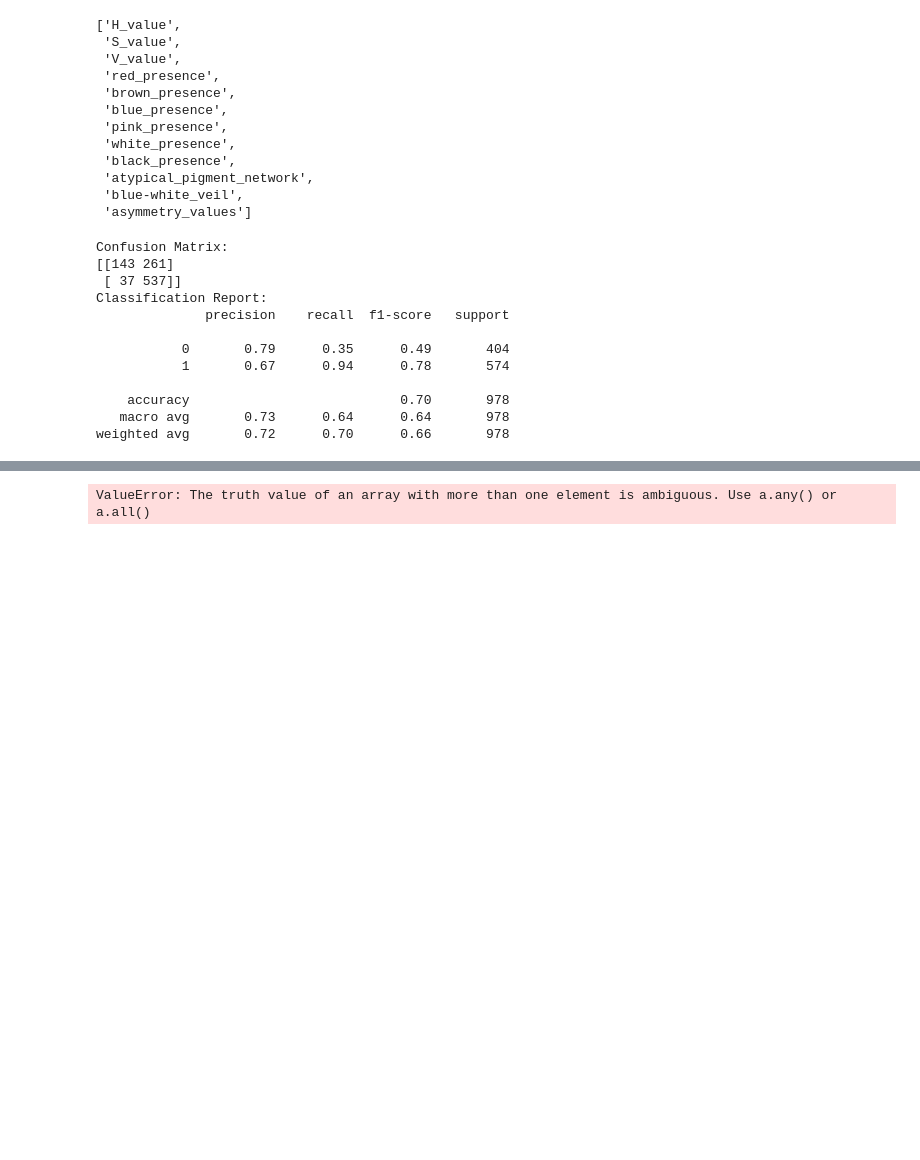
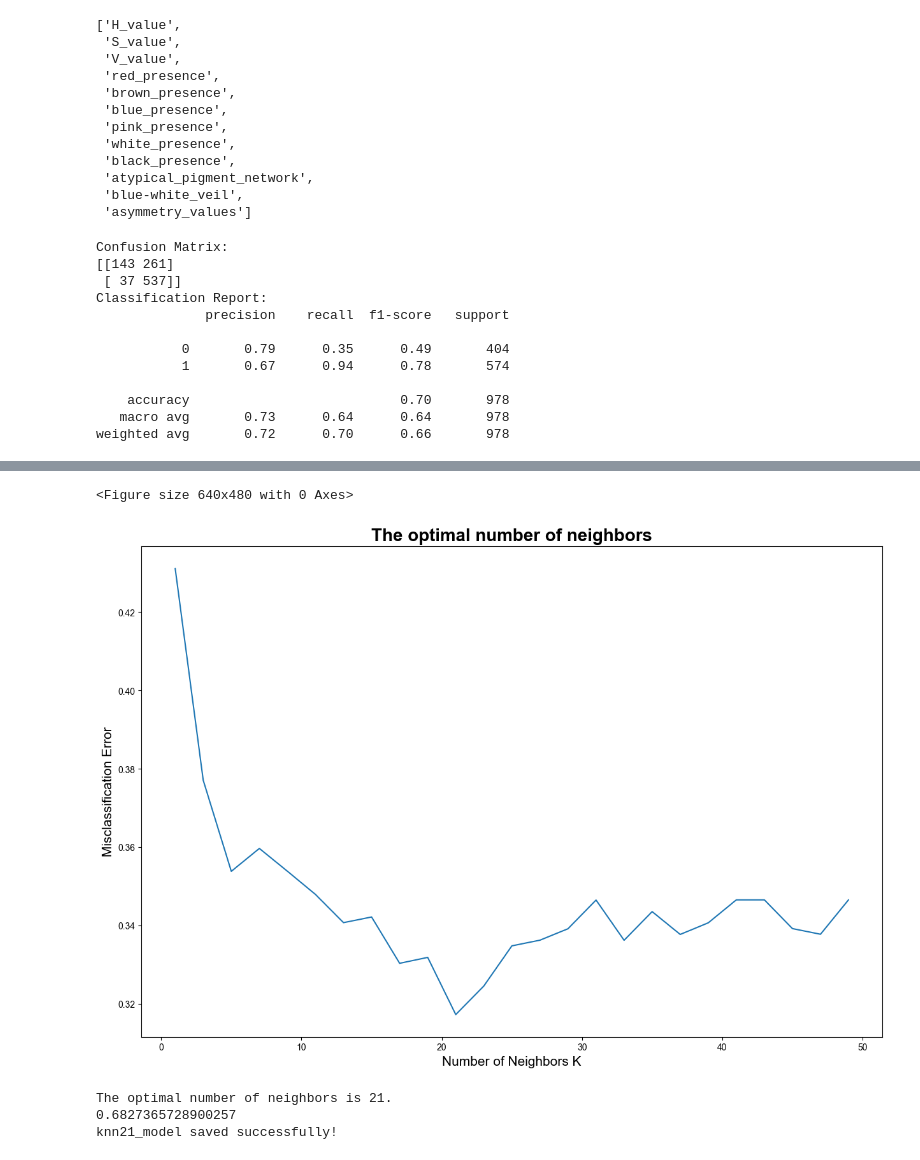
Before and after one commit to kjaer5555/mdasm-2024, a Jupyter notebook: model_exsample.ipynb, the cells around one changed output, grey strips where cells are left out. Drawn from its saved outputs; the diff is of its cells as text; code cells hidden in the pictures; blank space fills up the shorter version.

```diff
--- a/model_exsample.ipynb
+++ b/model_exsample.ipynb
@@ -188,45 +186,52 @@ print(sum(accuracies)/len(accuracies))
 # %%
 from sklearn.neighbors import KNeighborsClassifier
 from sklearn.metrics import confusion_matrix, accuracy_score
-from sklearn.model_selection import cross_val_score, cross_validate
+from sklearn.model_selection import cross_val_score
 
-# creating list of K for KNN
-k_list = list(range(1,50,2))
-# creating list of cv scores
-knn_cv_scores = []
-best_knn_model=0
+
+k_list = list(range(1,50,2)) # creating list of K for KNN
+knn_cv_scores = [] # creating list of cv scores
+best_knn_param=0 # best number of neighbors found after cv
 best_score=0
+
 # perform 10-fold cross validation
 for k in k_list:
     knn = KNeighborsClassifier(n_neighbors=k)
-    #scores = cross_validate(knn, X_train, y_train, cv=10, scoring='accuracy')
-    cv_results = cross_validate(knn, X, y, cv=5, return_train_score=True)
-    train_scores = cv_results['train_score']
-    knn_cv_scores.append(train_scores.mean())
-    if knn_cv_scores[-1]>best_score:
-        best_score=knn_cv_scores
-        best_knn_model=knn
+    scores = cross_val_score(knn, X_train, y_train, cv=10, scoring='accuracy') #perform cv
+    knn_cv_scores.append(scores.mean())
+    if knn_cv_scores[-1]>best_score: #find best score parameters
+        best_score=knn_cv_scores[-1]
+        best_knn_param=k
+
 # changing to misclassification error
 MSE = [1 - x for x in knn_cv_scores]
 
+#ploting results of cv
 plt.figure()
 plt.figure(figsize=(15,10))
 plt.title('The optimal number of neighbors', fontsize=20, fontweight='bold')
 plt.xlabel('Number of Neighbors K', fontsize=15)
 plt.ylabel('Misclassification Error', fontsize=15)
 sns.set_style("whitegrid")
 plt.plot(k_list, MSE)
 
 plt.show()
 
 best_k = k_list[MSE.index(min(MSE))]
 print("The optimal number of neighbors is %d." % best_k)
 print(max(knn_cv_scores))
 
-with open('knn_model.pkl', 'wb') as f:
-    pickle.dump(knn, f)
-
-print("Model saved successfully!")
+"""#train model with best found parameters and save it
+final_model = KNeighborsClassifier(n_neighbors=best_knn_param)
+final_model.fit(X_train, y_train)
+with open(f'knn{best_knn_param}_model.pkl', 'wb') as f:
+    pickle.dump(final_model, f)
+"""
+print(f"knn{best_knn_param}_model saved successfully!")
 # %% [output]
-ValueError: The truth value of an array with more than one element is ambiguous. Use a.any() or a.all()
+<Figure size 640x480 with 0 Axes>
+[figure, added]
+The optimal number of neighbors is 21.
+0.6827365728900257
+knn21_model saved successfully!
 # %%
```
Also changed, not shown: parts of 3 cells of this notebook.
